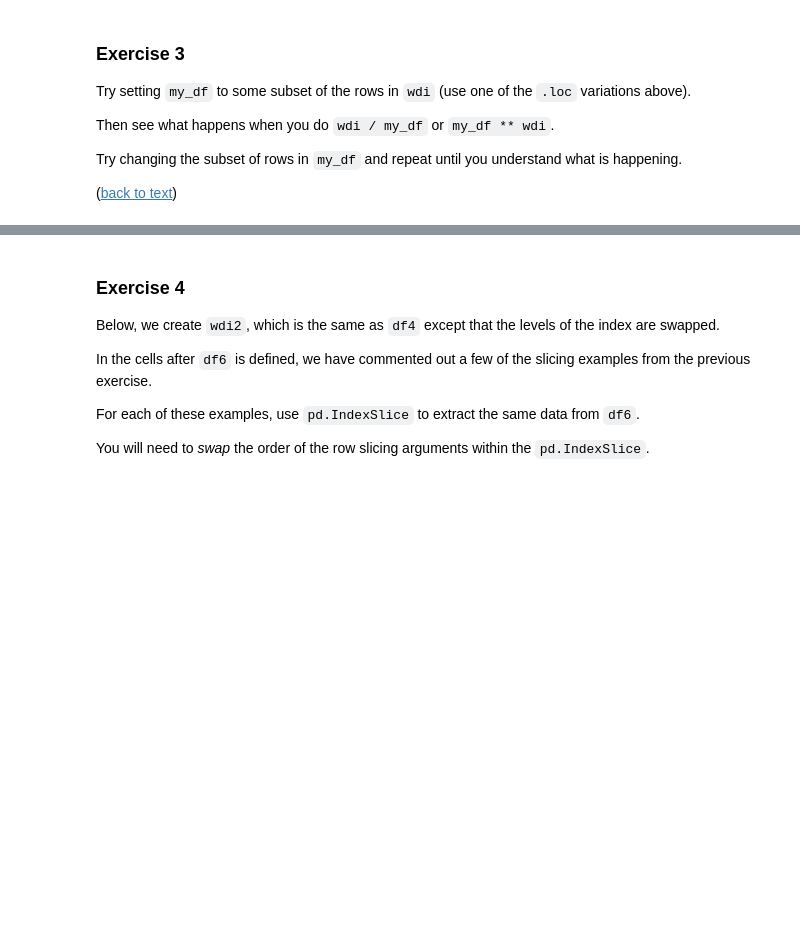
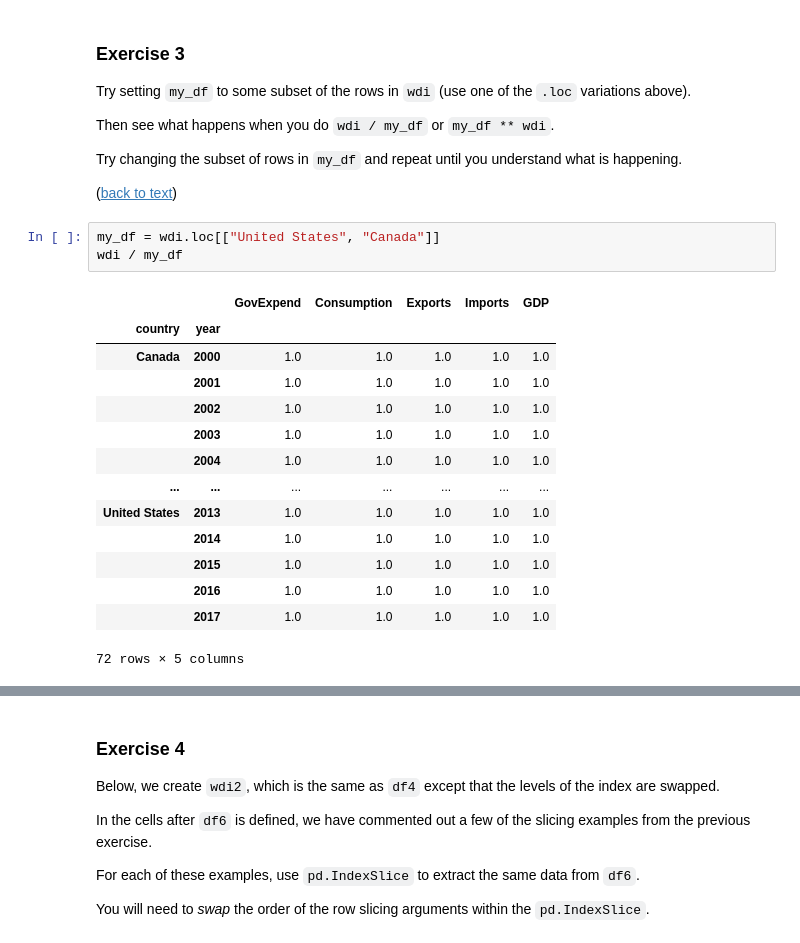
Before and after one commit to zyh-pku/Quant_Pandas, a Jupyter notebook: Index_pandas_9_files/3_the_index.ipynb, the cells around one changed output, grey strips where cells are left out. Saved outputs shown, nothing was run; the diff lists cells and outputs as text; blank space fills up the shorter version.

```diff
--- a/Index_pandas_9_files/3_the_index.ipynb
+++ b/Index_pandas_9_files/3_the_index.ipynb
@@ -576,3 +913,21 @@ Try changing the subset of rows in `my_df` and repeat until you
 understand what is happening.
 
 ([back to text](#pd-idx-dir3))
+# %%
+my_df = wdi.loc[["United States", "Canada"]]
+wdi / my_df
+# %% [output]
+|  |  | GovExpend | Consumption | Exports | Imports | GDP |
+| country | year |  |  |  |  |  |
+| Canada | 2000 | 1.0 | 1.0 | 1.0 | 1.0 | 1.0 |
+|  | 2001 | 1.0 | 1.0 | 1.0 | 1.0 | 1.0 |
+|  | 2002 | 1.0 | 1.0 | 1.0 | 1.0 | 1.0 |
+|  | 2003 | 1.0 | 1.0 | 1.0 | 1.0 | 1.0 |
+|  | 2004 | 1.0 | 1.0 | 1.0 | 1.0 | 1.0 |
+| ... | ... | ... | ... | ... | ... | ... |
+| United States | 2013 | 1.0 | 1.0 | 1.0 | 1.0 | 1.0 |
+|  | 2014 | 1.0 | 1.0 | 1.0 | 1.0 | 1.0 |
+|  | 2015 | 1.0 | 1.0 | 1.0 | 1.0 | 1.0 |
+|  | 2016 | 1.0 | 1.0 | 1.0 | 1.0 | 1.0 |
+|  | 2017 | 1.0 | 1.0 | 1.0 | 1.0 | 1.0 |
+72 rows × 5 columns
```
Also changed, not shown: parts of 42 cells of this notebook.
